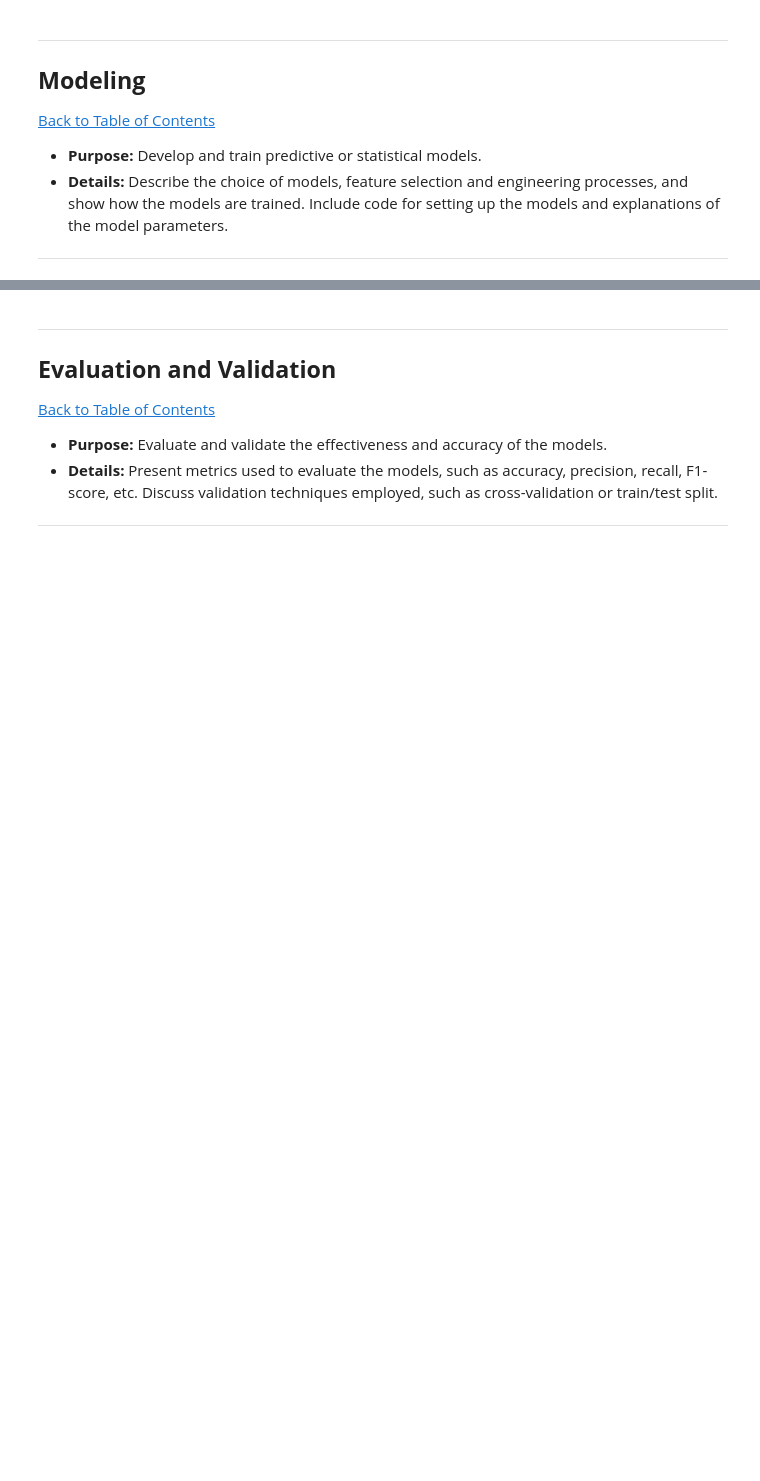
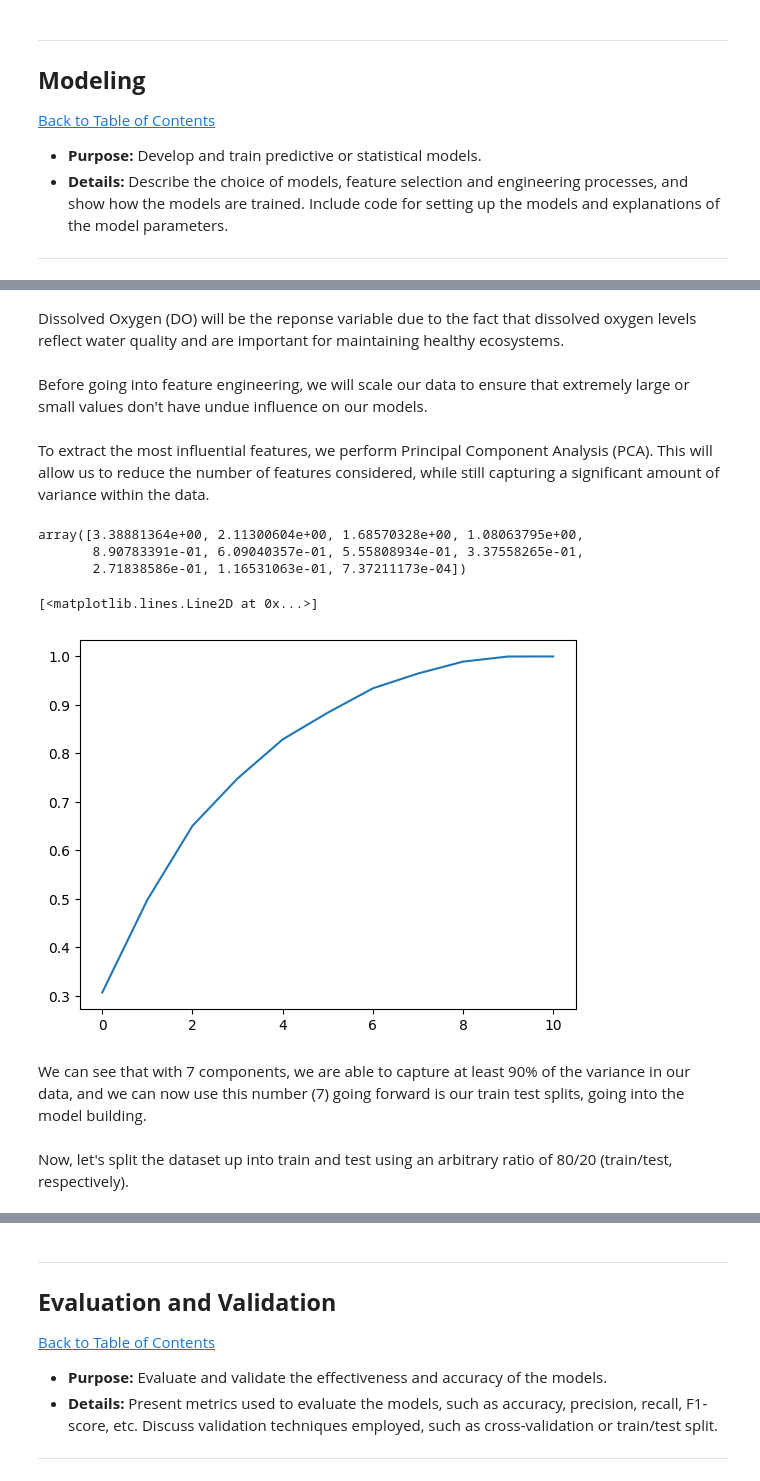
Before and after one commit to ThandoCalana/QCTO-Workplace, a Jupyter notebook: QCTO Notebook.ipynb, the cells around one changed output, grey strips where cells are left out. Cells and saved outputs as stored; diff of their text form; code cells hidden in the pictures; blank space fills up the shorter version.

```diff
--- a/QCTO Notebook.ipynb
+++ b/QCTO Notebook.ipynb
@@ -229,0 +256,3 @@ df.head()
+# %%
+cleaned_df = cleaned_df[features]
+cleaned_df.head()
@@ -229,0 +266,36 @@ df.head()
+# %% [markdown]
+Dissolved Oxygen (DO) will be the reponse variable due to the fact that dissolved oxygen levels reflect water quality and are important for maintaining healthy ecosystems.
+# %%
+X = cleaned_df.drop(columns = "DO")
+y = cleaned_df["DO"]
+# %% [markdown]
+Before going into feature engineering, we will scale our data to ensure that extremely large or small values don't have undue influence on our models.
+# %%
+scaler = StandardScaler()
+X_scaled = scaler.fit_transform(X)
+y = np.array(y)
+y_scaled = scaler.fit_transform(y[:, np.newaxis]).ravel()
+# %% [markdown]
+To extract the most influential features, we perform Principal Component Analysis (PCA). This will allow us to reduce the number of features considered, while still capturing a significant amount of variance within the data.
+# %%
+pca = PCA()
+pca.fit_transform(X_scaled)
+
+# Each column shows how much variance is explained by the PC
+pca.explained_variance_
+# %% [output]
+array([3.38881364e+00, 2.11300604e+00, 1.68570328e+00, 1.08063795e+00,
+       8.90783391e-01, 6.09040357e-01, 5.55808934e-01, 3.37558265e-01,
+       2.71838586e-01, 1.16531063e-01, 7.37211173e-04])
+# %%
+# Cummulative frequency of the explained variance of each PC
+np.cumsum(pca.explained_variance_ratio_)
+
+plt.plot(np.cumsum(pca.explained_variance_ratio_)) # Plots the cum freq
+# %% [output]
+[<matplotlib.lines.Line2D at 0x...>]
+[figure, added]
+# %% [markdown]
+We can see that with 7 components, we are able to capture at least 90% of the variance in our data, and we can now use this number (7) going forward is our train test splits, going into the model building.
+# %% [markdown]
+Now, let's split the dataset up into train and test using an arbitrary ratio of 80/20 (train/test, respectively).
```
Also changed, not shown: parts of 52 cells of this notebook, 1 other file.
